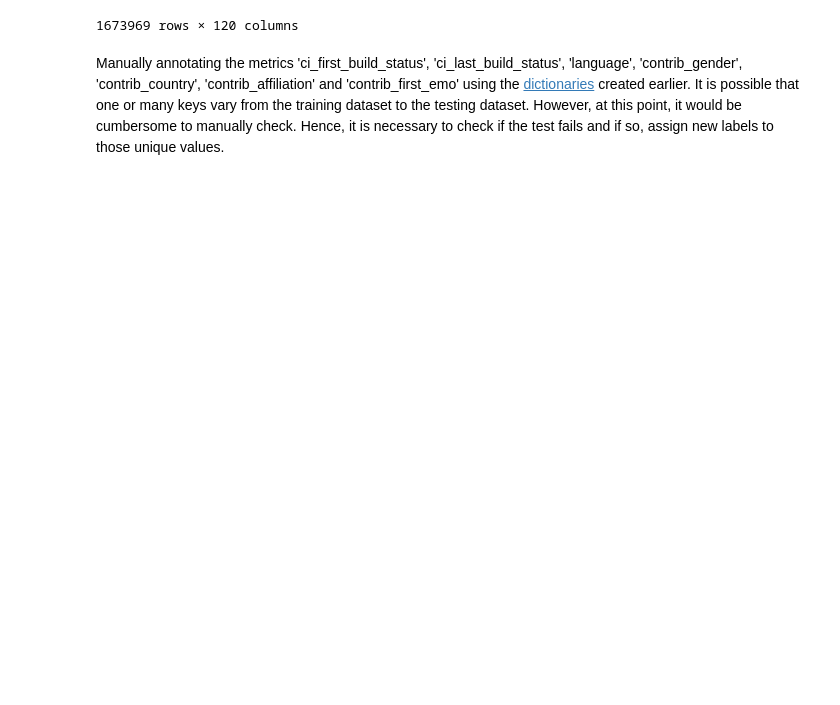
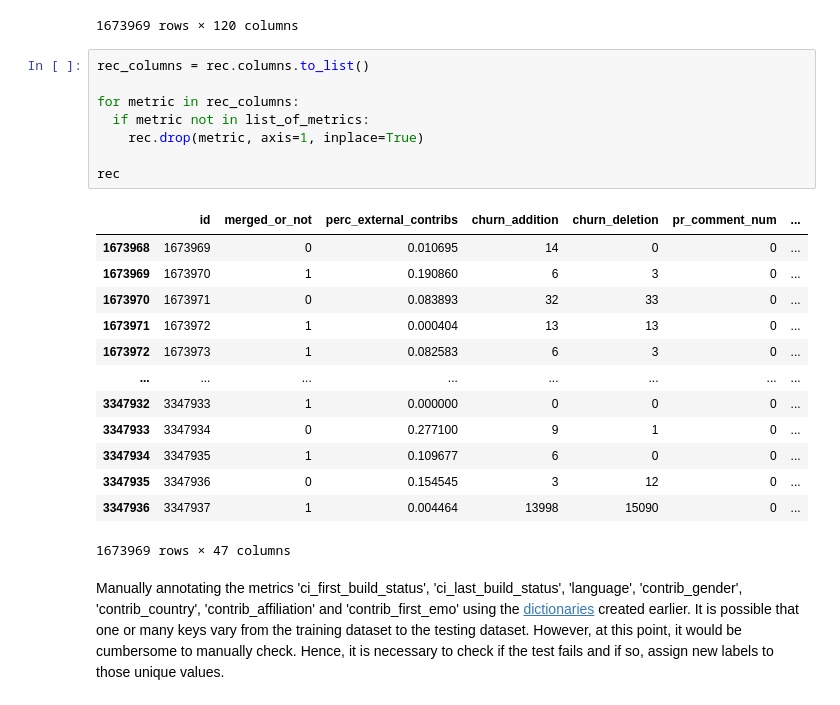
Before and after one commit to PrithaSarkar/Dissertation, a Jupyter notebook: Pull_request_Analysis.ipynb, the cells around one changed output. Drawn from its saved outputs; the diff is of its cells as text; blank space fills up the shorter version.

```diff
--- a/Pull_request_Analysis.ipynb
+++ b/Pull_request_Analysis.ipynb
@@ -996,6 +974,28 @@ rec
 | 3347935 | 3347936 | 55317 | 651 | 2087506 | zotonic | zotonic | 0 | 703 | ... |
 | 3347936 | 3347937 | 5660659 | 310 | 27871263 | ikasanEIP | ikasan | 1 | 44 | ... |
 1673969 rows × 120 columns
+# %%
+rec_columns = rec.columns.to_list()
+
+for metric in rec_columns:
+  if metric not in list_of_metrics:
+    rec.drop(metric, axis=1, inplace=True)
+
+rec
+# %% [output]
+|  | id | merged_or_not | perc_external_contribs | churn_addition | churn_deletion | pr_comment_num | ... |
+| 1673968 | 1673969 | 0 | 0.010695 | 14 | 0 | 0 | ... |
+| 1673969 | 1673970 | 1 | 0.190860 | 6 | 3 | 0 | ... |
+| 1673970 | 1673971 | 0 | 0.083893 | 32 | 33 | 0 | ... |
+| 1673971 | 1673972 | 1 | 0.000404 | 13 | 13 | 0 | ... |
+| 1673972 | 1673973 | 1 | 0.082583 | 6 | 3 | 0 | ... |
+| ... | ... | ... | ... | ... | ... | ... | ... |
+| 3347932 | 3347933 | 1 | 0.000000 | 0 | 0 | 0 | ... |
+| 3347933 | 3347934 | 0 | 0.277100 | 9 | 1 | 0 | ... |
+| 3347934 | 3347935 | 1 | 0.109677 | 6 | 0 | 0 | ... |
+| 3347935 | 3347936 | 0 | 0.154545 | 3 | 12 | 0 | ... |
+| 3347936 | 3347937 | 1 | 0.004464 | 13998 | 15090 | 0 | ... |
+1673969 rows × 47 columns
 # %% [markdown]
 Manually annotating the metrics 'ci_first_build_status', 'ci_last_build_status', 'language', 'contrib_gender', 'contrib_country', 'contrib_affiliation' and 'contrib_first_emo' using the [dictionaries](https://colab.research.google.com/drive/1_68KgoyDN1w6K4nzdfPjaI-aoJOLTDy7#scrollTo=gWAEafmevNHF&line=1&uniqifier=1) created earlier. It is possible that one or many keys vary from the training dataset to the testing dataset. However, at this point, it would be cumbersome to manually check. Hence, it is necessary to check if the test fails and if so, assign new labels to those unique values.
 # %%
```
Also changed, not shown: parts of 16 cells of this notebook.
